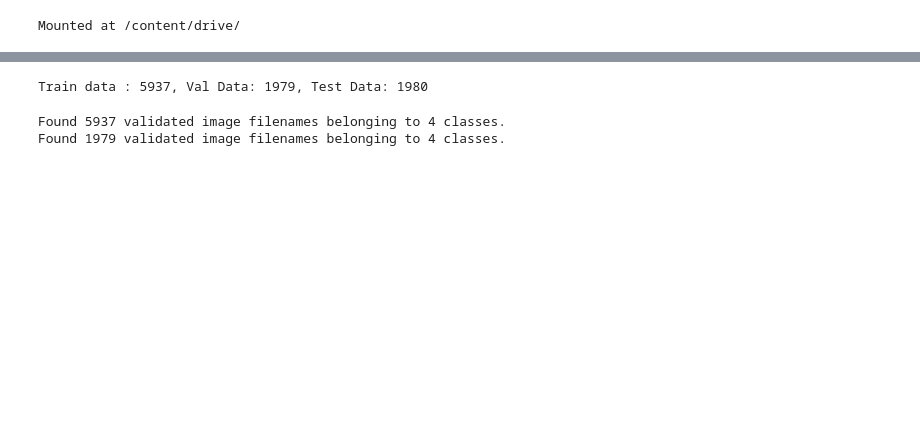
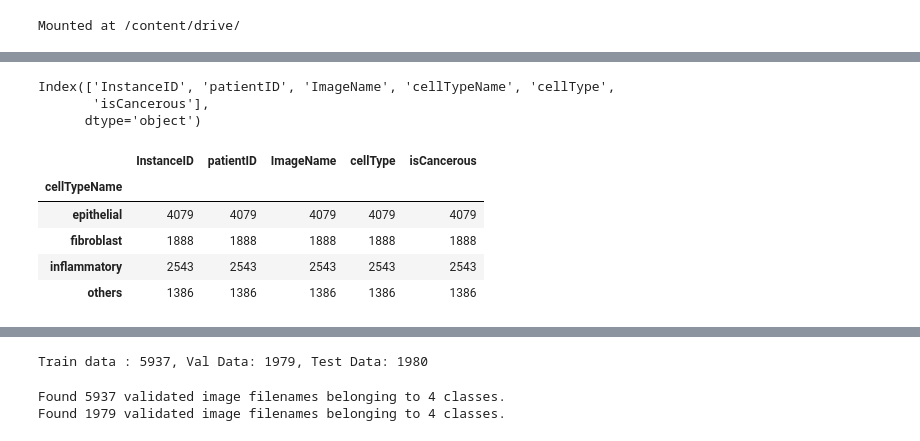
Before and after one commit to Sachin270/CMLAssignment2, a Jupyter notebook: Assignment2.ipynb, the cells around one changed output, grey strips where cells are left out. Cells and saved outputs as stored; diff of their text form; code cells hidden in the pictures; blank space fills up the shorter version.

```diff
--- a/Assignment2.ipynb
+++ b/Assignment2.ipynb
@@ -26,0 +26,17 @@ data_labels_mainData.csv   __MACOSX  sample_data
+# %%
+data = pd.read_csv('./Image_classification_data/data_labels_mainData.csv')
+OUTPUT_CLASSES = 4
+data.columns
+# %% [output]
+Index(['InstanceID', 'patientID', 'ImageName', 'cellTypeName', 'cellType',
+       'isCancerous'],
+      dtype='object')
+# %%
+data.groupby('cellTypeName').agg('count')
+# %% [output]
+|  | InstanceID | patientID | ImageName | cellType | isCancerous |
+| cellTypeName |  |  |  |  |  |
+| epithelial | 4079 | 4079 | 4079 | 4079 | 4079 |
+| fibroblast | 1888 | 1888 | 1888 | 1888 | 1888 |
+| inflammatory | 2543 | 2543 | 2543 | 2543 | 2543 |
+| others | 1386 | 1386 | 1386 | 1386 | 1386 |
```
Also changed, not shown: parts of 15 cells of this notebook.
